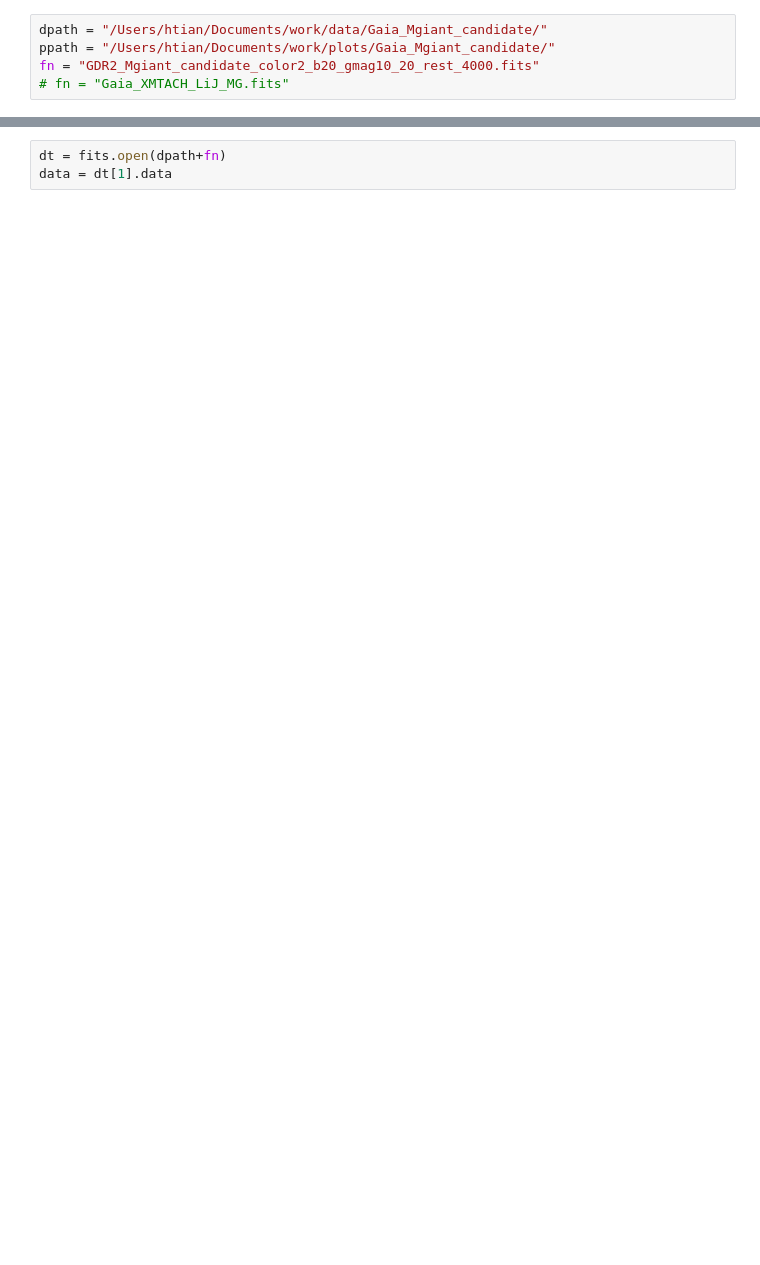
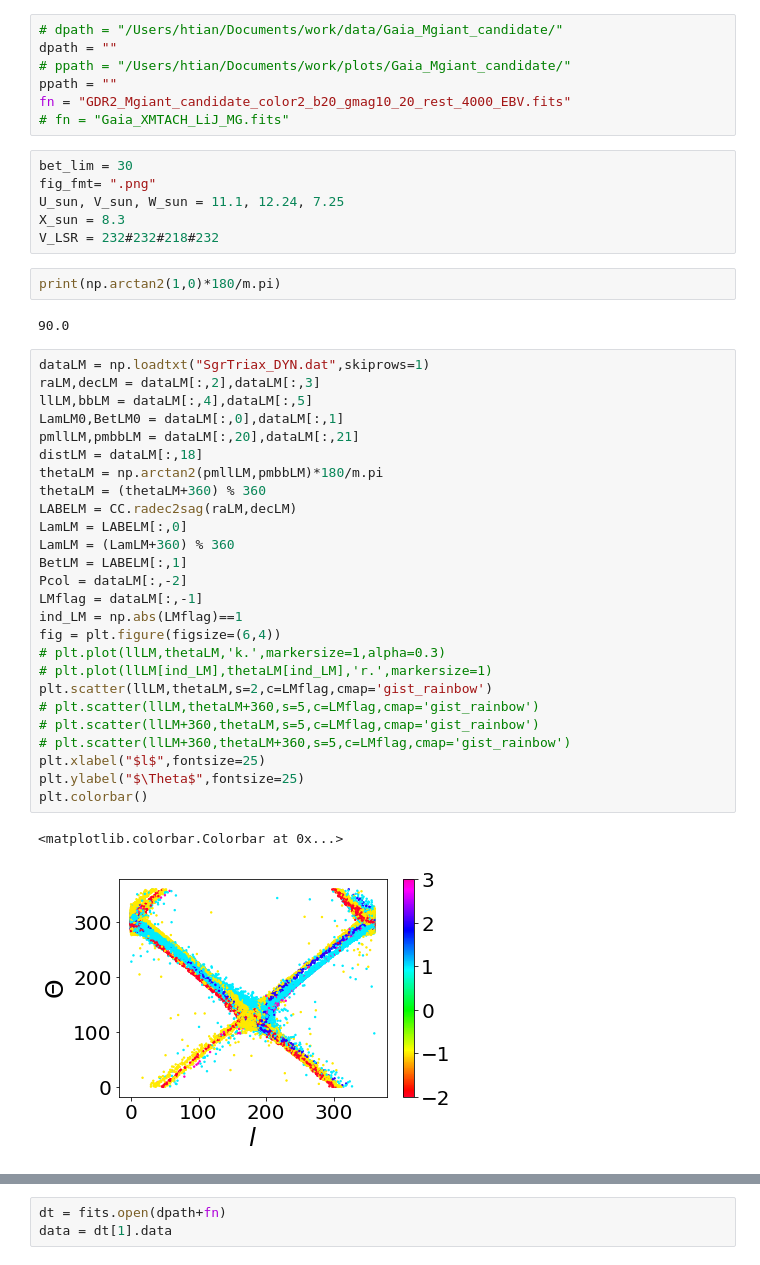
Before and after one commit to ht1an/GaiaDR2Select, a Jupyter notebook: DistanceMgiant.ipynb, the cells around one changed output, grey strips where cells are left out. Cells and saved outputs as stored; diff of their text form; blank space fills up the shorter version.

Commit message:
htian

```diff
--- a/DistanceMgiant.ipynb
+++ b/DistanceMgiant.ipynb
@@ -35,5 +46,46 @@ import sfdmap
 # %%
-dpath = "/Users/htian/Documents/work/data/Gaia_Mgiant_candidate/"
-ppath = "/Users/htian/Documents/work/plots/Gaia_Mgiant_candidate/"
-fn = "GDR2_Mgiant_candidate_color2_b20_gmag10_20_rest_4000.fits"
+# dpath = "/Users/htian/Documents/work/data/Gaia_Mgiant_candidate/"
+dpath = ""
+# ppath = "/Users/htian/Documents/work/plots/Gaia_Mgiant_candidate/"
+ppath = ""
+fn = "GDR2_Mgiant_candidate_color2_b20_gmag10_20_rest_4000_EBV.fits"
 # fn = "Gaia_XMTACH_LiJ_MG.fits"
+# %%
+bet_lim = 30
+fig_fmt= ".png"
+U_sun, V_sun, W_sun = 11.1, 12.24, 7.25
+X_sun = 8.3
+V_LSR = 232#232#218#232
+# %%
+print(np.arctan2(1,0)*180/m.pi)
+# %% [output]
+90.0
+# %%
+dataLM = np.loadtxt("SgrTriax_DYN.dat",skiprows=1)
+raLM,decLM = dataLM[:,2],dataLM[:,3]
+llLM,bbLM = dataLM[:,4],dataLM[:,5]
+LamLM0,BetLM0 = dataLM[:,0],dataLM[:,1]
+pmllLM,pmbbLM = dataLM[:,20],dataLM[:,21]
+distLM = dataLM[:,18]
+thetaLM = np.arctan2(pmllLM,pmbbLM)*180/m.pi
+thetaLM = (thetaLM+360) % 360
+LABELM = CC.radec2sag(raLM,decLM)
+LamLM = LABELM[:,0]
+LamLM = (LamLM+360) % 360
+BetLM = LABELM[:,1]
+Pcol = dataLM[:,-2]
+LMflag = dataLM[:,-1]
+ind_LM = np.abs(LMflag)==1
+fig = plt.figure(figsize=(6,4))
+# plt.plot(llLM,thetaLM,'k.',markersize=1,alpha=0.3)
+# plt.plot(llLM[ind_LM],thetaLM[ind_LM],'r.',markersize=1)
+plt.scatter(llLM,thetaLM,s=2,c=LMflag,cmap='gist_rainbow')
+# plt.scatter(llLM,thetaLM+360,s=5,c=LMflag,cmap='gist_rainbow')
+# plt.scatter(llLM+360,thetaLM,s=5,c=LMflag,cmap='gist_rainbow')
+# plt.scatter(llLM+360,thetaLM+360,s=5,c=LMflag,cmap='gist_rainbow')
+plt.xlabel("$l$",fontsize=25)
+plt.ylabel("$\Theta$",fontsize=25)
+plt.colorbar()
+# %% [output]
+<matplotlib.colorbar.Colorbar at 0x...>
+[figure, added]
```
Also changed, not shown: parts of 57 cells of this notebook, 19 other files.
